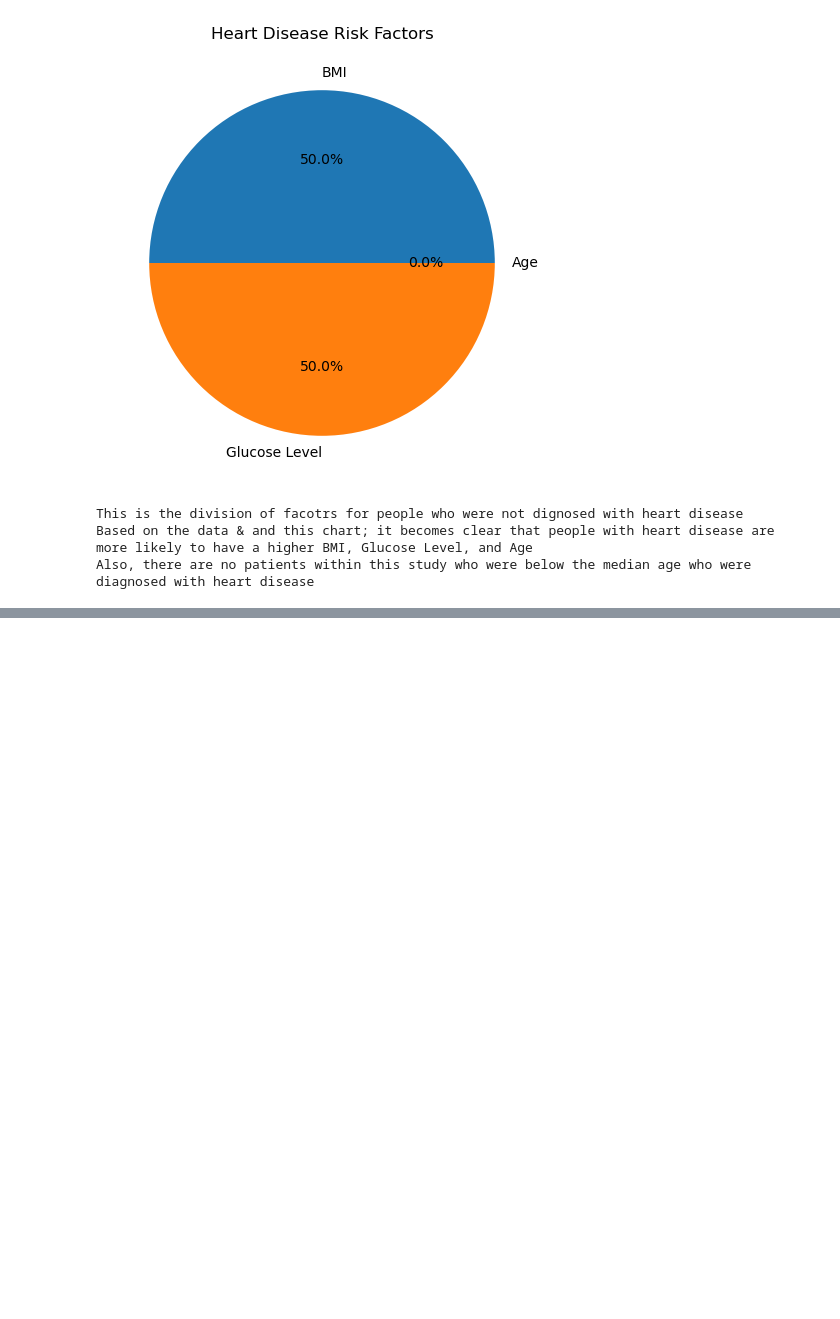
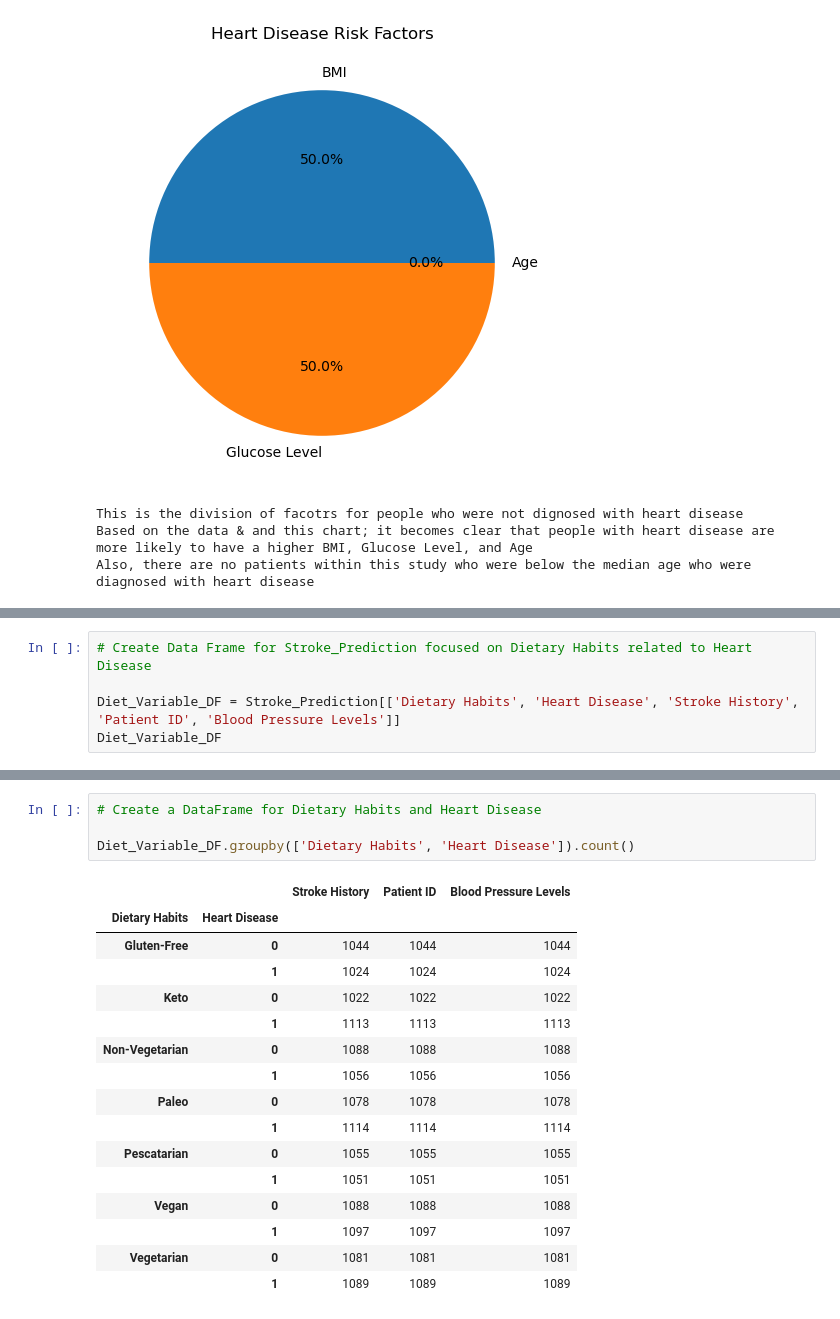
Before and after one commit to eeneedles/group-two-project-one, a Jupyter notebook: Health Care Stat.ipynb, the cells around one changed output, grey strips where cells are left out. Cells and saved outputs as stored; diff of their text form; blank space fills up the shorter version.

```diff
--- a/Health Care Stat.ipynb
+++ b/Health Care Stat.ipynb
@@ -436,0 +563,5 @@ Also, there are no patients within this study who were below the median age who
+# %%
+# Create Data Frame for Stroke_Prediction focused on Dietary Habits related to Heart Disease
+
+Diet_Variable_DF = Stroke_Prediction[['Dietary Habits', 'Heart Disease', 'Stroke History', 'Patient ID', 'Blood Pressure Levels']]
+Diet_Variable_DF
@@ -436,0 +582,21 @@ Also, there are no patients within this study who were below the median age who
+# %%
+# Create a DataFrame for Dietary Habits and Heart Disease
+
+Diet_Variable_DF.groupby(['Dietary Habits', 'Heart Disease']).count()
+# %% [output]
+|  |  | Stroke History | Patient ID | Blood Pressure Levels |
+| Dietary Habits | Heart Disease |  |  |  |
+| Gluten-Free | 0 | 1044 | 1044 | 1044 |
+|  | 1 | 1024 | 1024 | 1024 |
+| Keto | 0 | 1022 | 1022 | 1022 |
+|  | 1 | 1113 | 1113 | 1113 |
+| Non-Vegetarian | 0 | 1088 | 1088 | 1088 |
+|  | 1 | 1056 | 1056 | 1056 |
+| Paleo | 0 | 1078 | 1078 | 1078 |
+|  | 1 | 1114 | 1114 | 1114 |
+| Pescatarian | 0 | 1055 | 1055 | 1055 |
+|  | 1 | 1051 | 1051 | 1051 |
+| Vegan | 0 | 1088 | 1088 | 1088 |
+|  | 1 | 1097 | 1097 | 1097 |
+| Vegetarian | 0 | 1081 | 1081 | 1081 |
+|  | 1 | 1089 | 1089 | 1089 |
```
Also changed, not shown: parts of 14 cells of this notebook, 1 other file.
